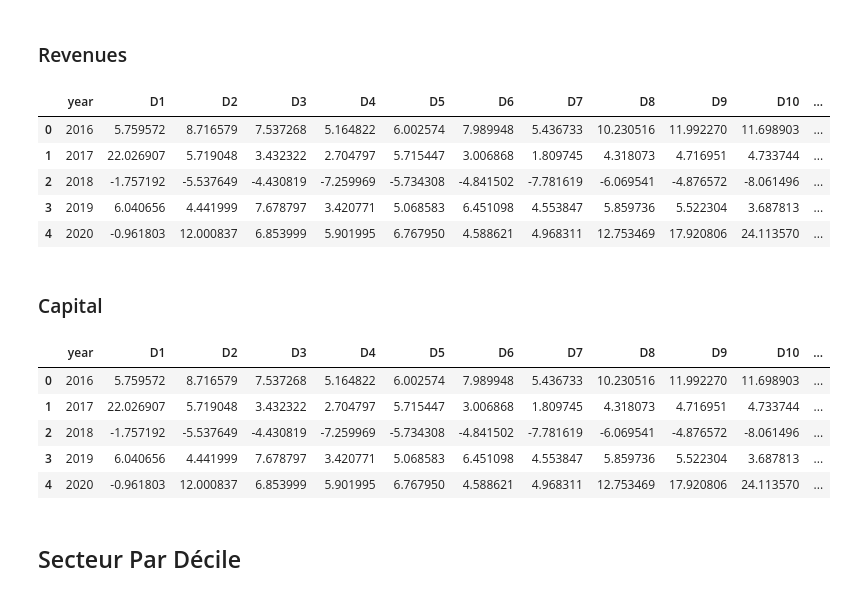
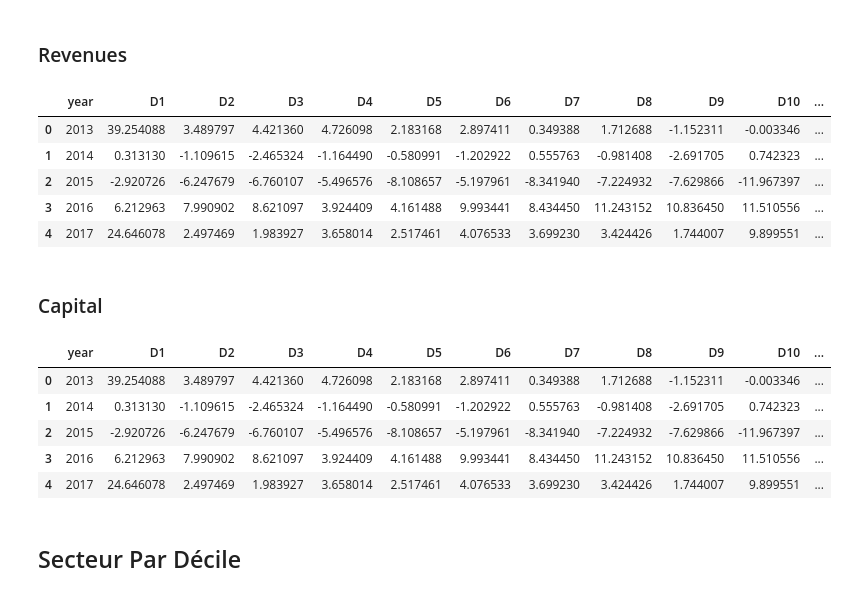
Before and after one commit to DominicPrenovost/AutoML-Practice, a Jupyter notebook: Target Net Income.ipynb, the cells around one changed output. Cells and saved outputs as stored; diff of their text form; code cells hidden in the pictures.

```diff
--- a/Target Net Income.ipynb
+++ b/Target Net Income.ipynb
@@ -526,0 +536,4 @@ AutoML best model: Ensemble
+# %%
+predictions_df_revenues = pd.read_csv('dfOriginal_NetInc_Pred_revenues.csv')
+predictions_df_revenues["date"] = pd.to_datetime(predictions_df_revenues["date"])
+#predictions_df_revenues.head()
@@ -787,4 +715,0 @@ predictions_df_assets["date"] = pd.to_datetime(predictions_df_assets["date"])
-# %%
-predictions_df_revenues = pd.read_csv('df15Y_NetInc_Pred_revenues.csv')
-predictions_df_revenues["date"] = pd.to_datetime(predictions_df_revenues["date"])
-#predictions_df_revenues.head()
@@ -969,22 +888,22 @@ df_deciles_assets.head()
 # %%
 df_deciles_revenues = compute_decile_returns(
     predictions_df=predictions_df_revenues,
     df_canada=df_canada,
     proba_col='prob_up',
     return_col='return_1q',
     aggregator='mean',
     decile_weights=[-0.25, -0.25, -0.25, -0.25, 0, 0, 0.25, 0.25, 0.25, 0.25],
-    #csv_path='DF15Y_NetInc_decile_returns_revenues.csv'
+    csv_path='DFOriginal_NetInc_decile_returns_revenues.csv'
 )
 
 df_deciles_revenues.head()
 # %% [output]
 |  | year | D1 | D2 | D3 | D4 | D5 | D6 | D7 | D8 | D9 | D10 | ... |
-| 0 | 2016 | 5.759572 | 8.716579 | 7.537268 | 5.164822 | 6.002574 | 7.989948 | 5.436733 | 10.230516 | 11.992270 | 11.698903 | ... |
-| 1 | 2017 | 22.026907 | 5.719048 | 3.432322 | 2.704797 | 5.715447 | 3.006868 | 1.809745 | 4.318073 | 4.716951 | 4.733744 | ... |
-| 2 | 2018 | -1.757192 | -5.537649 | -4.430819 | -7.259969 | -5.734308 | -4.841502 | -7.781619 | -6.069541 | -4.876572 | -8.061496 | ... |
-| 3 | 2019 | 6.040656 | 4.441999 | 7.678797 | 3.420771 | 5.068583 | 6.451098 | 4.553847 | 5.859736 | 5.522304 | 3.687813 | ... |
-| 4 | 2020 | -0.961803 | 12.000837 | 6.853999 | 5.901995 | 6.767950 | 4.588621 | 4.968311 | 12.753469 | 17.920806 | 24.113570 | ... |
+| 0 | 2013 | 39.254088 | 3.489797 | 4.421360 | 4.726098 | 2.183168 | 2.897411 | 0.349388 | 1.712688 | -1.152311 | -0.003346 | ... |
+| 1 | 2014 | 0.313130 | -1.109615 | -2.465324 | -1.164490 | -0.580991 | -1.202922 | 0.555763 | -0.981408 | -2.691705 | 0.742323 | ... |
+| 2 | 2015 | -2.920726 | -6.247679 | -6.760107 | -5.496576 | -8.108657 | -5.197961 | -8.341940 | -7.224932 | -7.629866 | -11.967397 | ... |
+| 3 | 2016 | 6.212963 | 7.990902 | 8.621097 | 3.924409 | 4.161488 | 9.993441 | 8.434450 | 11.243152 | 10.836450 | 11.510556 | ... |
+| 4 | 2017 | 24.646078 | 2.497469 | 1.983927 | 3.658014 | 2.517461 | 4.076533 | 3.699230 | 3.424426 | 1.744007 | 9.899551 | ... |
 # %% [markdown]
 ### Capital
 # %%
@@ -995,17 +914,17 @@ df_deciles_capital = compute_decile_returns(
     return_col='return_1q',
     aggregator='mean',
     decile_weights=[-0.25, -0.25, -0.25, -0.25, 0, 0, 0.25, 0.25, 0.25, 0.25],
-    #csv_path='DF15Y_NetInc_decile_returns_capital.csv'
+    csv_path='DFOriginal_NetInc_decile_returns_capital.csv'
 )
 
 df_deciles_revenues.head()
 # %% [output]
 |  | year | D1 | D2 | D3 | D4 | D5 | D6 | D7 | D8 | D9 | D10 | ... |
-| 0 | 2016 | 5.759572 | 8.716579 | 7.537268 | 5.164822 | 6.002574 | 7.989948 | 5.436733 | 10.230516 | 11.992270 | 11.698903 | ... |
-| 1 | 2017 | 22.026907 | 5.719048 | 3.432322 | 2.704797 | 5.715447 | 3.006868 | 1.809745 | 4.318073 | 4.716951 | 4.733744 | ... |
-| 2 | 2018 | -1.757192 | -5.537649 | -4.430819 | -7.259969 | -5.734308 | -4.841502 | -7.781619 | -6.069541 | -4.876572 | -8.061496 | ... |
-| 3 | 2019 | 6.040656 | 4.441999 | 7.678797 | 3.420771 | 5.068583 | 6.451098 | 4.553847 | 5.859736 | 5.522304 | 3.687813 | ... |
-| 4 | 2020 | -0.961803 | 12.000837 | 6.853999 | 5.901995 | 6.767950 | 4.588621 | 4.968311 | 12.753469 | 17.920806 | 24.113570 | ... |
+| 0 | 2013 | 39.254088 | 3.489797 | 4.421360 | 4.726098 | 2.183168 | 2.897411 | 0.349388 | 1.712688 | -1.152311 | -0.003346 | ... |
+| 1 | 2014 | 0.313130 | -1.109615 | -2.465324 | -1.164490 | -0.580991 | -1.202922 | 0.555763 | -0.981408 | -2.691705 | 0.742323 | ... |
+| 2 | 2015 | -2.920726 | -6.247679 | -6.760107 | -5.496576 | -8.108657 | -5.197961 | -8.341940 | -7.224932 | -7.629866 | -11.967397 | ... |
+| 3 | 2016 | 6.212963 | 7.990902 | 8.621097 | 3.924409 | 4.161488 | 9.993441 | 8.434450 | 11.243152 | 10.836450 | 11.510556 | ... |
+| 4 | 2017 | 24.646078 | 2.497469 | 1.983927 | 3.658014 | 2.517461 | 4.076533 | 3.699230 | 3.424426 | 1.744007 | 9.899551 | ... |
 # %% [markdown]
 ## Secteur Par Décile
 # %%
```
Also changed, not shown: parts of 39 cells of this notebook.
